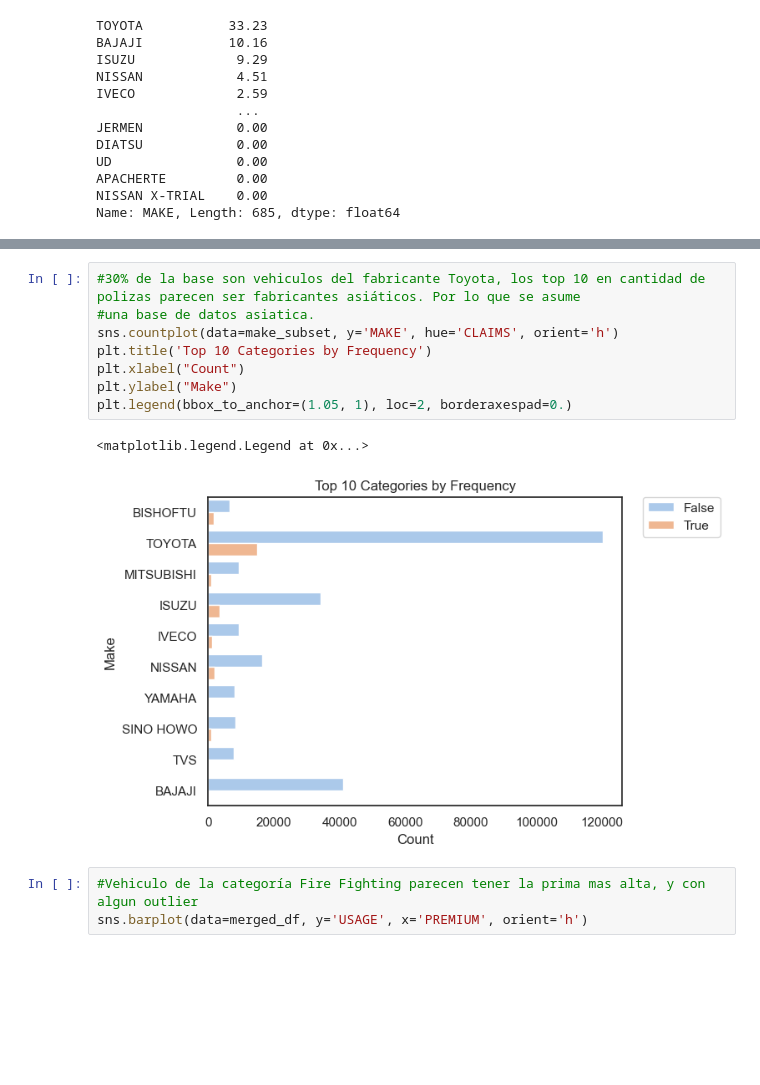
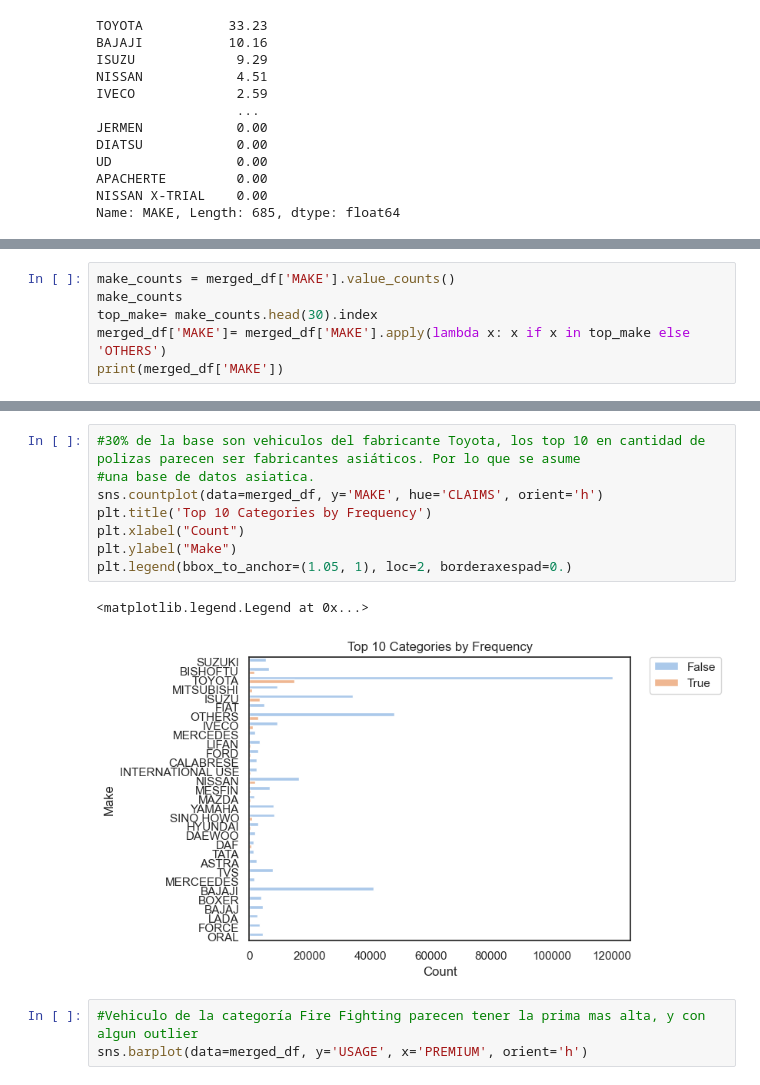
Before and after one commit to ximmme/InsuranceChallenge, a Jupyter notebook: EDA.ipynb, the cells around one changed output, grey strips where cells are left out. Cells and saved outputs as stored; diff of their text form; blank space fills up the shorter version.

```diff
--- a/EDA.ipynb
+++ b/EDA.ipynb
@@ -554,0 +636,6 @@ make_subset= merged_df[merged_df['MAKE'].isin(make_top10.index)]
+# %%
+make_counts = merged_df['MAKE'].value_counts()
+make_counts
+top_make= make_counts.head(30).index
+merged_df['MAKE']= merged_df['MAKE'].apply(lambda x: x if x in top_make else 'OTHERS')
+print(merged_df['MAKE'])
@@ -555,14 +675,14 @@ make_subset= merged_df[merged_df['MAKE'].isin(make_top10.index)]
 # %%
 #30% de la base son vehiculos del fabricante Toyota, los top 10 en cantidad de polizas parecen ser fabricantes asiáticos. Por lo que se asume
 #una base de datos asiatica.
-sns.countplot(data=make_subset, y='MAKE', hue='CLAIMS', orient='h')
+sns.countplot(data=merged_df, y='MAKE', hue='CLAIMS', orient='h')
 plt.title('Top 10 Categories by Frequency')
 plt.xlabel("Count")
 plt.ylabel("Make")
 plt.legend(bbox_to_anchor=(1.05, 1), loc=2, borderaxespad=0.)
 # %% [output]
 <matplotlib.legend.Legend at 0x...>
-[figure, old version]
+[figure, new version]
 # %%
 #Vehiculo de la categoría Fire Fighting parecen tener la prima mas alta, y con algun outlier
 sns.barplot(data=merged_df, y='USAGE', x='PREMIUM', orient='h')
```
Also changed, not shown: parts of 28 cells of this notebook, 3 other files.
